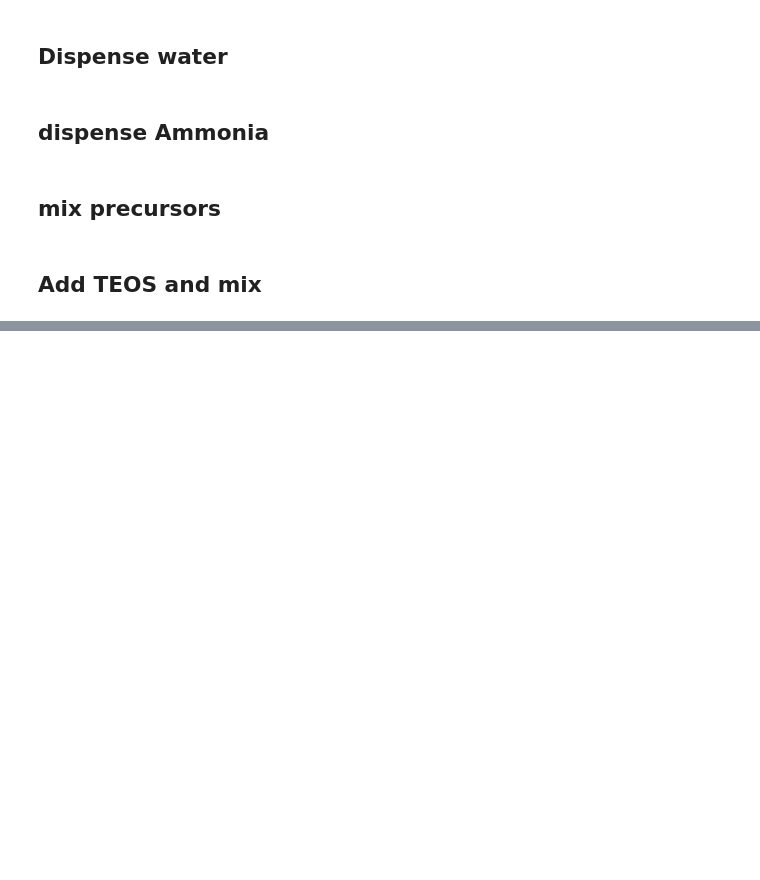
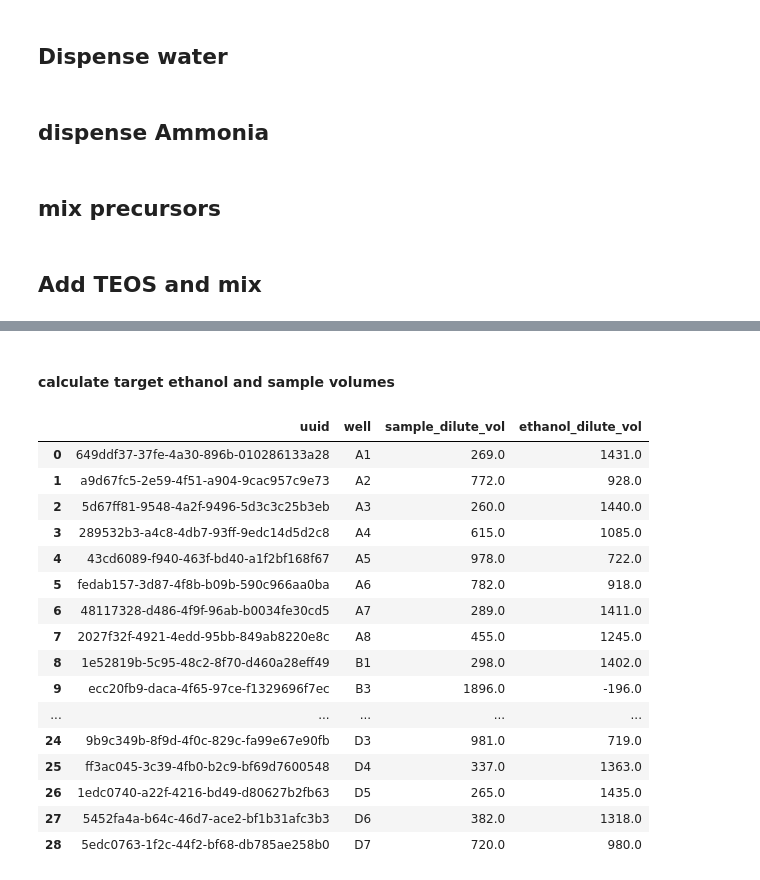
Before and after one commit to pozzo-research-group/silica-np-synthesis, a Jupyter notebook: 2024_10_10_randomV3try2/2024_10_10_randombaselineV3try2_campaign.ipynb, the cells around one changed output, grey strips where cells are left out. Saved outputs shown, nothing was run; the diff lists cells and outputs as text; code cells hidden in the pictures; blank space fills up the shorter version.

Commit message:
1. add dilution steps to execution code 2. add proof of concept for crash detection interrupt and notification

```diff
--- a/2024_10_10_randomV3try2/2024_10_10_randombaselineV3try2_campaign.ipynb
+++ b/2024_10_10_randomV3try2/2024_10_10_randombaselineV3try2_campaign.ipynb
@@ -290,0 +295,2 @@ stober.add_reactants_batch(jubilee, teos_syringe, mix_syringe, sample_table, loc
+# %%
+sample_table['dilution_volume_fraction'] = sample_table['dilution_volume_fraction']*2
@@ -290,0 +317,27 @@ stober.add_reactants_batch(jubilee, teos_syringe, mix_syringe, sample_table, loc
+# %% [markdown]
+#### calculate target ethanol and sample volumes
+# %%
+target_dilute_vol = 1700
+
+sample_table['sample_dilute_vol'] = np.round(sample_table['dilution_volume_fraction']*target_dilute_vol)
+sample_table['ethanol_dilute_vol'] = np.round((1-sample_table['dilution_volume_fraction'])*target_dilute_vol)
+# %%
+sample_table[['uuid', 'well', 'sample_dilute_vol', 'ethanol_dilute_vol']]
+# %% [output]
+|  | uuid | well | sample_dilute_vol | ethanol_dilute_vol |
+| 0 | 649ddf37-37fe-4a30-896b-010286133a28 | A1 | 269.0 | 1431.0 |
+| 1 | a9d67fc5-2e59-4f51-a904-9cac957c9e73 | A2 | 772.0 | 928.0 |
+| 2 | 5d67ff81-9548-4a2f-9496-5d3c3c25b3eb | A3 | 260.0 | 1440.0 |
+| 3 | 289532b3-a4c8-4db7-93ff-9edc14d5d2c8 | A4 | 615.0 | 1085.0 |
+| 4 | 43cd6089-f940-463f-bd40-a1f2bf168f67 | A5 | 978.0 | 722.0 |
+| 5 | fedab157-3d87-4f8b-b09b-590c966aa0ba | A6 | 782.0 | 918.0 |
+| 6 | 48117328-d486-4f9f-96ab-b0034fe30cd5 | A7 | 289.0 | 1411.0 |
+| 7 | 2027f32f-4921-4edd-95bb-849ab8220e8c | A8 | 455.0 | 1245.0 |
+| 8 | 1e52819b-5c95-48c2-8f70-d460a28eff49 | B1 | 298.0 | 1402.0 |
+| 9 | ecc20fb9-daca-4f65-97ce-f1329696f7ec | B3 | 1896.0 | -196.0 |
+| ... | ... | ... | ... | ... |
+| 24 | 9b9c349b-8f9d-4f0c-829c-fa99e67e90fb | D3 | 981.0 | 719.0 |
+| 25 | ff3ac045-3c39-4fb0-b2c9-bf69d7600548 | D4 | 337.0 | 1363.0 |
+| 26 | 1edc0740-a22f-4216-bd49-d80627b2fb63 | D5 | 265.0 | 1435.0 |
+| 27 | 5452fa4a-b64c-46d7-ace2-bf1b31afc3b3 | D6 | 382.0 | 1318.0 |
+| 28 | 5edc0763-1f2c-44f2-bf68-db785ae258b0 | D7 | 720.0 | 980.0 |
```
Also changed, not shown: parts of 4 cells of this notebook, 2 other files.
